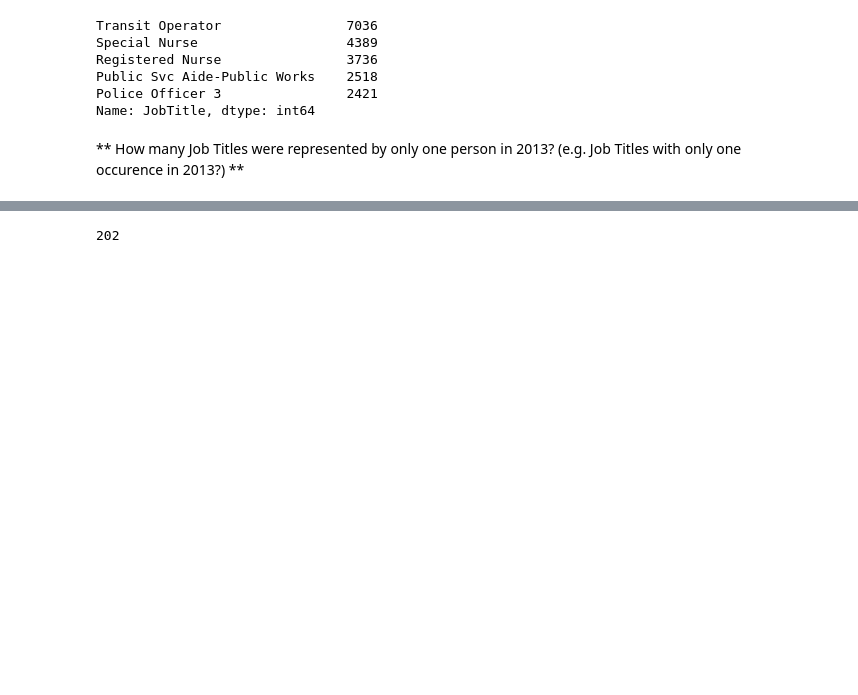
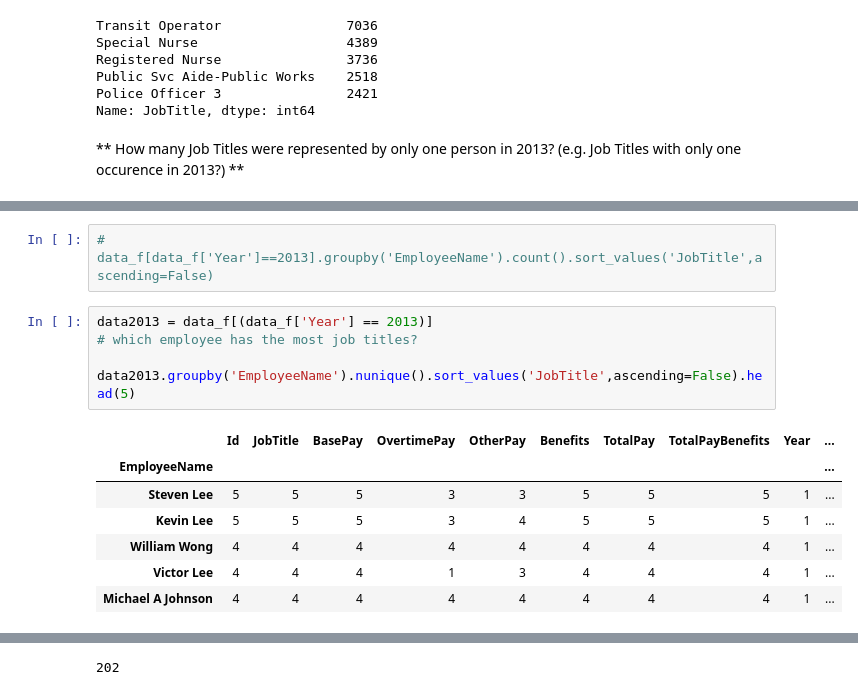
Before and after one commit to LuisReyes98/udemy-machine-learning, a Jupyter notebook: 04-Pandas-Exercises/01-SF Salaries Exercise.ipynb, the cells around one changed output, grey strips where cells are left out. Drawn from its saved outputs; the diff is of its cells as text; blank space fills up the shorter version.

```diff
--- a/04-Pandas-Exercises/01-SF Salaries Exercise.ipynb
+++ b/04-Pandas-Exercises/01-SF Salaries Exercise.ipynb
@@ -210,0 +179,15 @@ dtype: int64
+# %%
+# data_f[data_f['Year']==2013].groupby('EmployeeName').count().sort_values('JobTitle',ascending=False)
+# %%
+data2013 = data_f[(data_f['Year'] == 2013)]
+# which employee has the most job titles?
+
+data2013.groupby('EmployeeName').nunique().sort_values('JobTitle',ascending=False).head(5)
+# %% [output]
+|  | Id | JobTitle | BasePay | OvertimePay | OtherPay | Benefits | TotalPay | TotalPayBenefits | Year | ... |
+| EmployeeName |  |  |  |  |  |  |  |  |  | ... |
+| Steven Lee | 5 | 5 | 5 | 3 | 3 | 5 | 5 | 5 | 1 | ... |
+| Kevin Lee | 5 | 5 | 5 | 3 | 4 | 5 | 5 | 5 | 1 | ... |
+| William Wong | 4 | 4 | 4 | 4 | 4 | 4 | 4 | 4 | 1 | ... |
+| Victor Lee | 4 | 4 | 4 | 1 | 3 | 4 | 4 | 4 | 1 | ... |
+| Michael A Johnson | 4 | 4 | 4 | 4 | 4 | 4 | 4 | 4 | 1 | ... |
```
Also changed, not shown: parts of 17 cells of this notebook.
